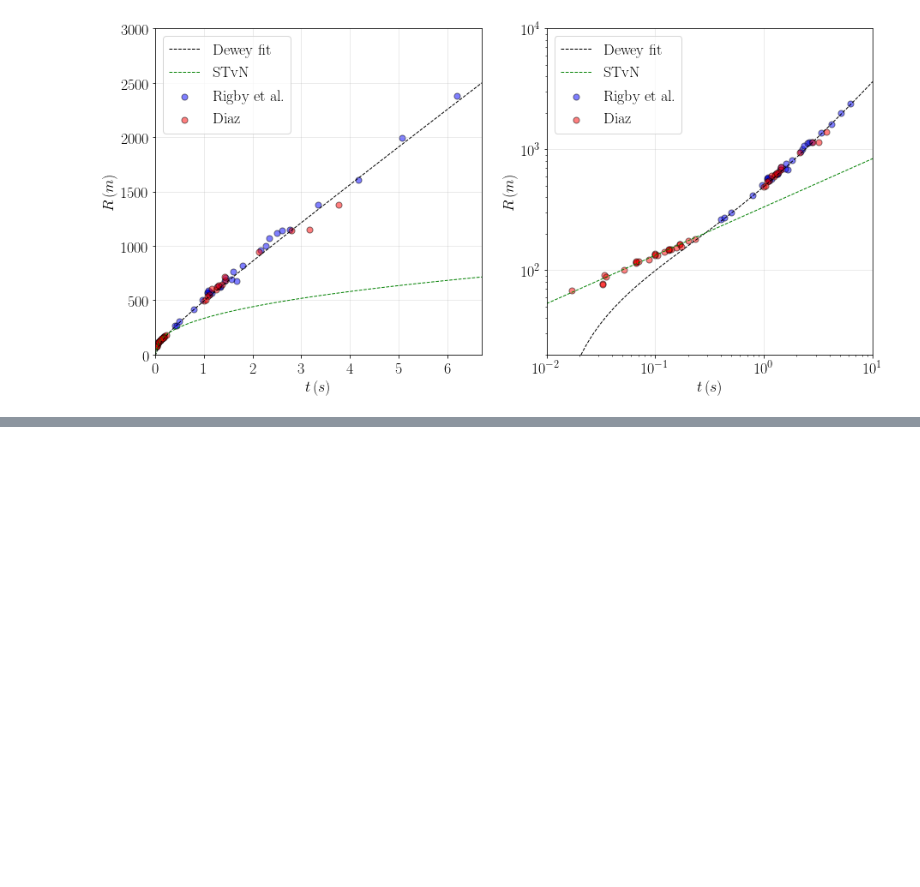
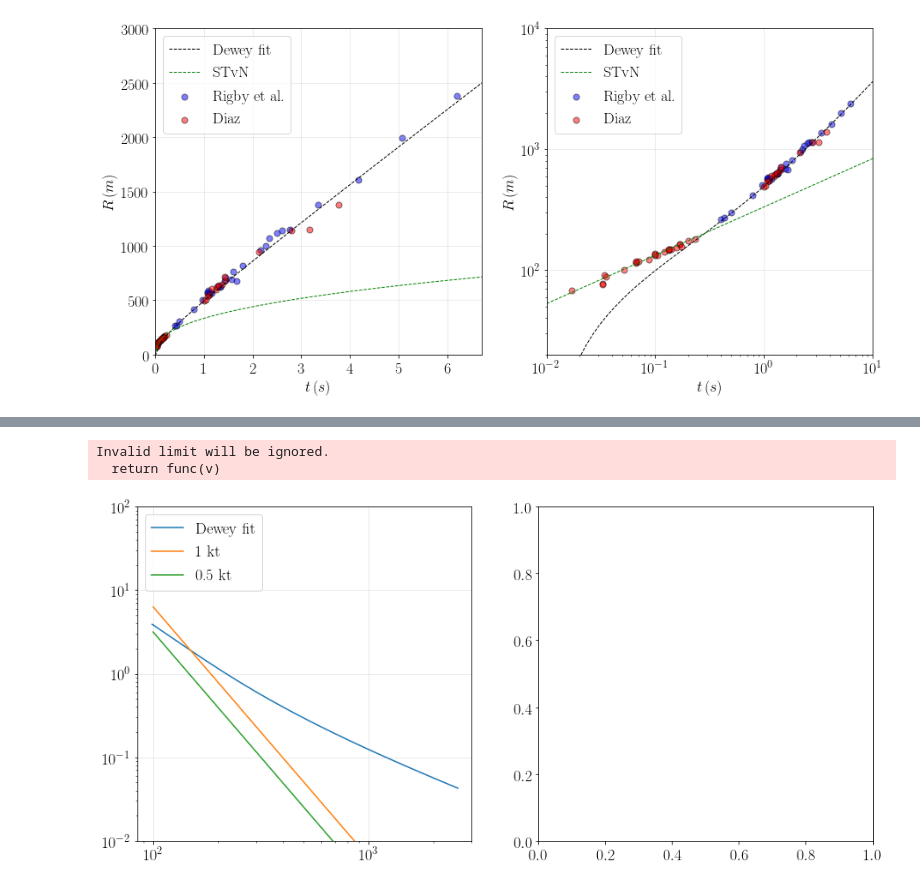
Before and after one commit to jsdiazpo/Physics-Digressions, a Jupyter notebook: Beirut-Explosion-JDewey.ipynb, the cells around one changed output, grey strips where cells are left out. Cells and saved outputs as stored; diff of their text form; code cells hidden in the pictures; blank space fills up the shorter version.

```diff
--- a/Beirut-Explosion-JDewey.ipynb
+++ b/Beirut-Explosion-JDewey.ipynb
@@ -52,7 +56,7 @@ dfs[1].head()
 | 4 | 675 | 1.667 | Audio | Rigby et al. | Beirut | 0.5 |
 # %%
 # R vs t from Dewey Eq (1)
-def R_Dawey(t):
+def R_dewey(t):
     A, B, C = -13.5289, 53.1742, -58.3335
     return A + a0*t + B * np.log(1 + a0*t) + C * np.sqrt(np.log(1 + a0*t))
 
@@ -90,0 +130,37 @@ fig.savefig('plots/Dewey-paper.pdf', bbox_inches='tight')
+# %%
+fig, axs = plt.subplots(ncols=2, figsize=(15, 7))
+
+xmin, xmax = 0, 3000
+ymin, ymax = 0.01, 100
+
+t_axis = np.linspace(0.1, 7, 100)
+R_axis = np.logspace(2, 3, 100)
+
+
+axs[0].plot(R_dewey(t_axis), OP(t_axis), label='Dewey fit')
+axs[0].plot(R_axis, OP_jsd(R_axis, E0=1), label='1 kt')
+axs[0].plot(R_axis, OP_jsd(R_axis, E0=0.5), label='0.5 kt')
+axs[0].set(xlim=[xmin, xmax], ylim=[ymin, ymax],
+           xscale='log', yscale='log')
+# for idx, ax in enumerate(axs.flat):
+#     ax.scatter(dfs[1]['t (s)'], dfs[1]['R (m)'], s=50, marker='o', color='b', edgecolor='k', alpha=.5, label='Rigby et al.')
+#     ax.scatter(dfs[0]['t (s)'], dfs[0]['R (m)'], s=50, marker='o', color='r', edgecolor='k', alpha=.5, label='Diaz')
+
+#     ax.set(xlim=[xmin, xmax], ylim=[ymin, ymax],
+#            xlabel=r'$t\,(s)$', ylabel=r'$R\,(m)$')
+#     if idx == 1:
+#         xmin, xmax = 1e-2, 1e1
+#         ymin, ymax = 2e1, 1e4
+#         t_axis   = np.logspace(np.log10(xmin), np.log10(xmax), 100)
+#         ax.set(xlim=[xmin, xmax], ylim=[ymin, ymax],
+#                xscale='log', yscale='log')
+
+#     ax.plot(t_axis, R_T(t_axis), 'k--', linewidth=1, label='Dewey fit')
+#     ax.plot(t_axis, R_STvN(t_axis), 'g--', linewidth=1, label='STvN')
+axs[0].grid(zorder=-1, alpha=.5, linewidth=0.5)
+axs[0].legend(loc='upper left');
+# fig.savefig('plots/Dewey-paper.pdf', bbox_inches='tight')
+# %% [output]
+Invalid limit will be ignored.
+  return func(v)
+[figure, added]
```
Also changed, not shown: parts of 6 cells of this notebook.
